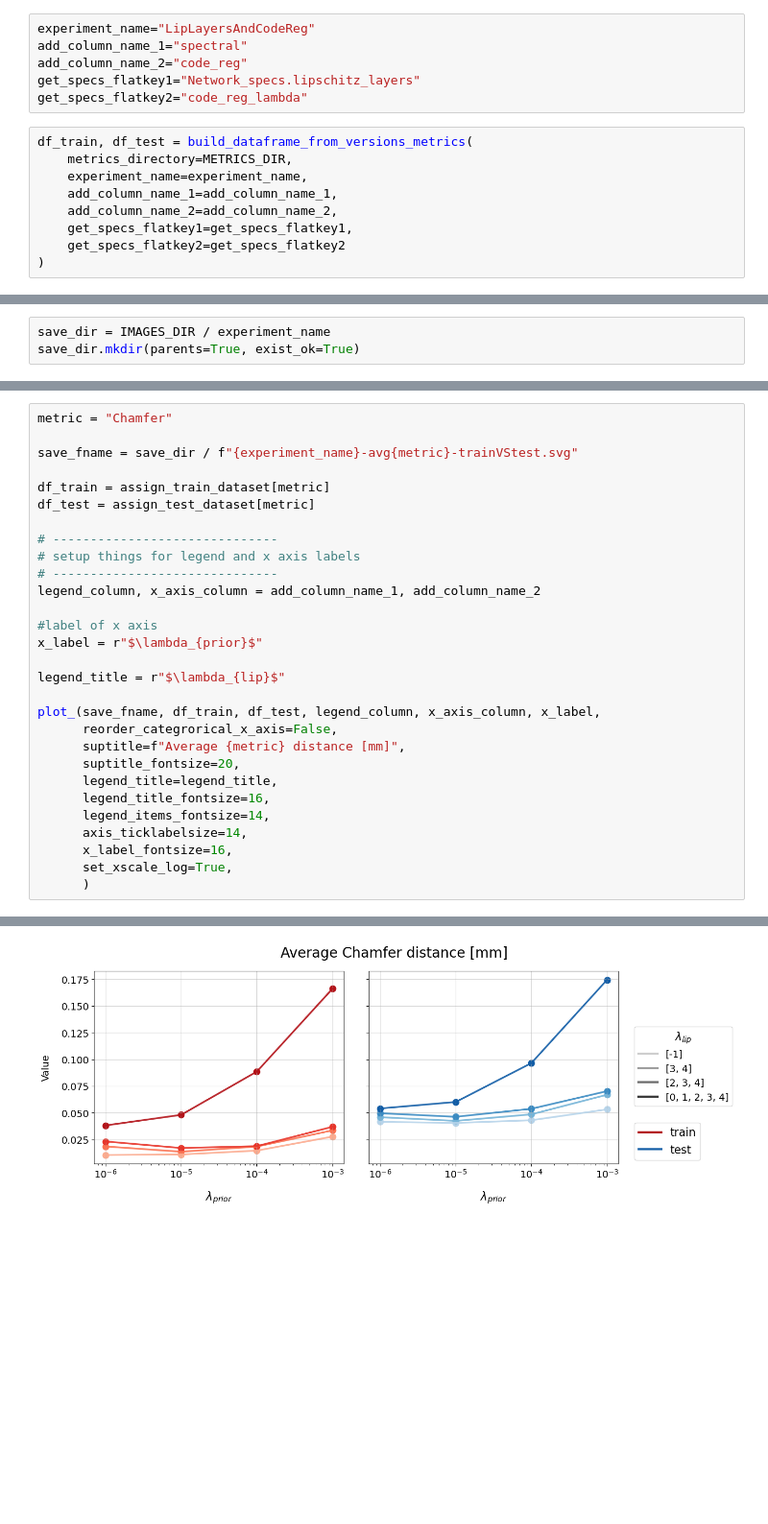
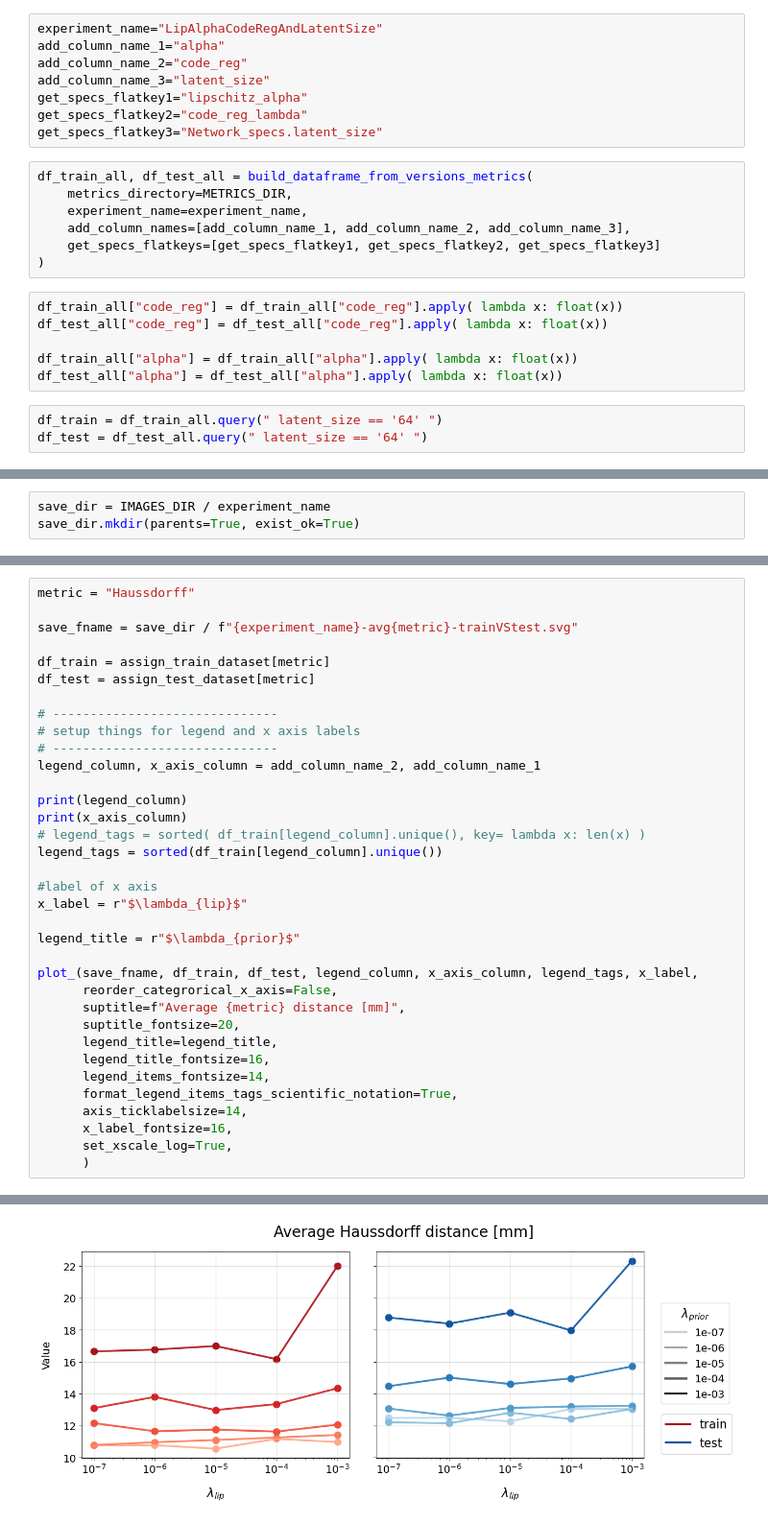
Before and after one commit to enr1xo/deepcsdf-ventricles-MRI, a Jupyter notebook: summarize_experiment_performance.ipynb, the cells around one changed output, grey strips where cells are left out. Shown at 96% size. Cells and saved outputs as stored; diff of their text form; blank space fills up the shorter version.

Commit message:
updated summaries of metrics

```diff
--- a/summarize_experiment_performance.ipynb
+++ b/summarize_experiment_performance.ipynb
@@ -14,20 +14,29 @@ from process_metrics_per_experiment import build_dataframe_from_versions_metrics
 # %% [output]
 PROJ_ROOT path is: /home/navarri/AtriaProject/deepcsdf-atria
 # %%
-experiment_name="LipLayersAndCodeReg"
-add_column_name_1="spectral"
+experiment_name="LipAlphaCodeRegAndLatentSize"
+add_column_name_1="alpha"
 add_column_name_2="code_reg"
-get_specs_flatkey1="Network_specs.lipschitz_layers"
+add_column_name_3="latent_size"
+get_specs_flatkey1="lipschitz_alpha"
 get_specs_flatkey2="code_reg_lambda"
+get_specs_flatkey3="Network_specs.latent_size"
 # %%
-df_train, df_test = build_dataframe_from_versions_metrics(
+df_train_all, df_test_all = build_dataframe_from_versions_metrics(
     metrics_directory=METRICS_DIR,
     experiment_name=experiment_name,
-    add_column_name_1=add_column_name_1,
-    add_column_name_2=add_column_name_2,
-    get_specs_flatkey1=get_specs_flatkey1,
-    get_specs_flatkey2=get_specs_flatkey2
+    add_column_names=[add_column_name_1, add_column_name_2, add_column_name_3],
+    get_specs_flatkeys=[get_specs_flatkey1, get_specs_flatkey2, get_specs_flatkey3]
 )
+# %%
+df_train_all["code_reg"] = df_train_all["code_reg"].apply( lambda x: float(x))
+df_test_all["code_reg"] = df_test_all["code_reg"].apply( lambda x: float(x))
+
+df_train_all["alpha"] = df_train_all["alpha"].apply( lambda x: float(x))
+df_test_all["alpha"] = df_test_all["alpha"].apply( lambda x: float(x))
+# %%
+df_train = df_train_all.query(" latent_size == '64' ")
+df_test = df_test_all.query(" latent_size == '64' ")
 # %% [markdown]
 Check:
 # %%
@@ -225,5 +281,5 @@ def plot_(
 # %%
-metric = "Chamfer"
+metric = "Haussdorff"
 
 save_fname = save_dir / f"{experiment_name}-avg{metric}-trainVStest.svg"
 
@@ -233,20 +289,26 @@ df_test = assign_test_dataset[metric]
 # ------------------------------
 # setup things for legend and x axis labels
 # ------------------------------
-legend_column, x_axis_column = add_column_name_1, add_column_name_2
+legend_column, x_axis_column = add_column_name_2, add_column_name_1
+
+print(legend_column)
+print(x_axis_column)
+# legend_tags = sorted( df_train[legend_column].unique(), key= lambda x: len(x) )
+legend_tags = sorted(df_train[legend_column].unique())
 
 #label of x axis
-x_label = r"$\lambda_{prior}$"
+x_label = r"$\lambda_{lip}$"
 
-legend_title = r"$\lambda_{lip}$"
+legend_title = r"$\lambda_{prior}$"
 
-plot_(save_fname, df_train, df_test, legend_column, x_axis_column, x_label,
+plot_(save_fname, df_train, df_test, legend_column, x_axis_column, legend_tags, x_label,
       reorder_categrorical_x_axis=False,
       suptitle=f"Average {metric} distance [mm]",
       suptitle_fontsize=20,
       legend_title=legend_title,
       legend_title_fontsize=16,
       legend_items_fontsize=14,
+      format_legend_items_tags_scientific_notation=True,
       axis_ticklabelsize=14,
       x_label_fontsize=16,
       set_xscale_log=True,
@@ -255,2 +319,2 @@ plot_(save_fname, df_train, df_test, legend_column, x_axis_column, x_label,
-[figure, old version]
+[figure, new version]
 # %%
```
Also changed, not shown: parts of 7 cells of this notebook, 1 other file.
